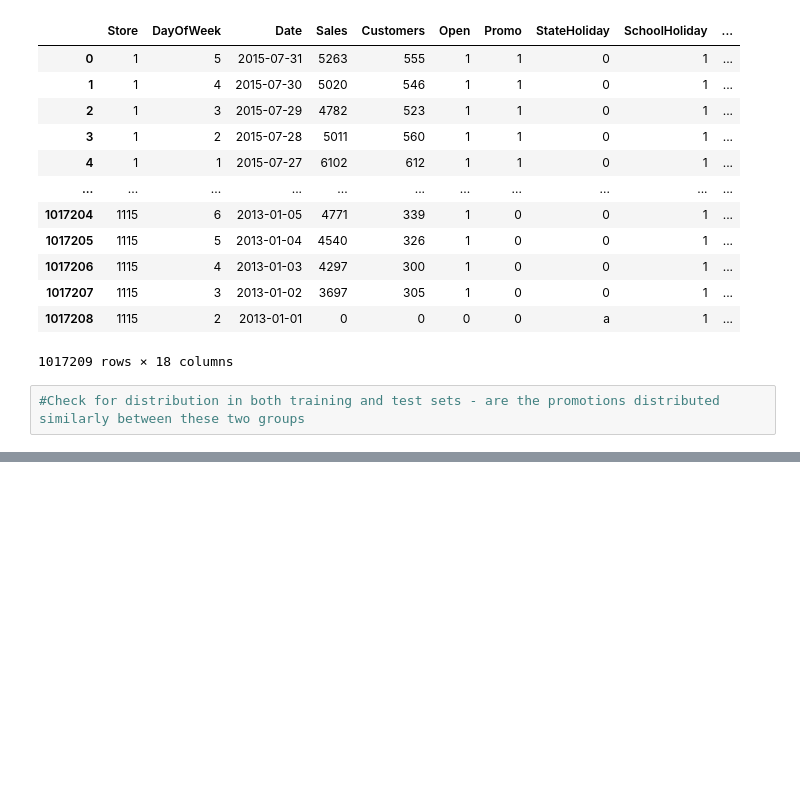
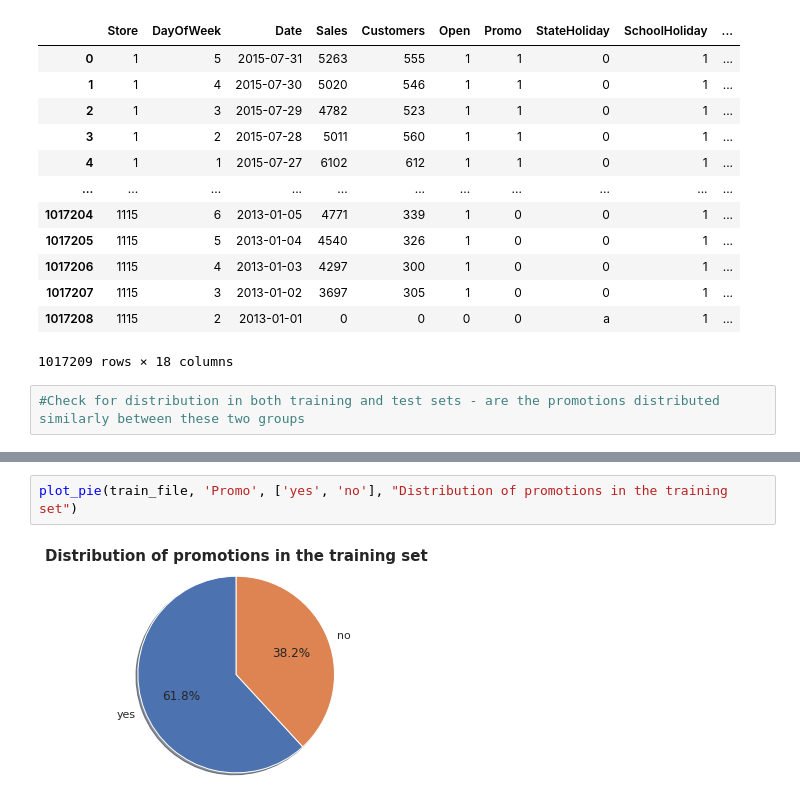
Before and after one commit to sabaagizew/10Acadamey_week-3, a Jupyter notebook: week3_sales_pridict_prophet.ipynb, the cells around one changed output, grey strips where cells are left out. Drawn from its saved outputs; the diff is of its cells as text; blank space fills up the shorter version.

```diff
--- a/week3_sales_pridict_prophet.ipynb
+++ b/week3_sales_pridict_prophet.ipynb
@@ -564,0 +379,4 @@ ax.set(title='Engagement rate model fit & prediction for Campaign ID ')
+# %%
+plot_pie(train_file, 'Promo', ['yes', 'no'], "Distribution of promotions in the training set")
+# %% [output]
+[figure, added]
```
Also changed, not shown: parts of 53 cells of this notebook.
